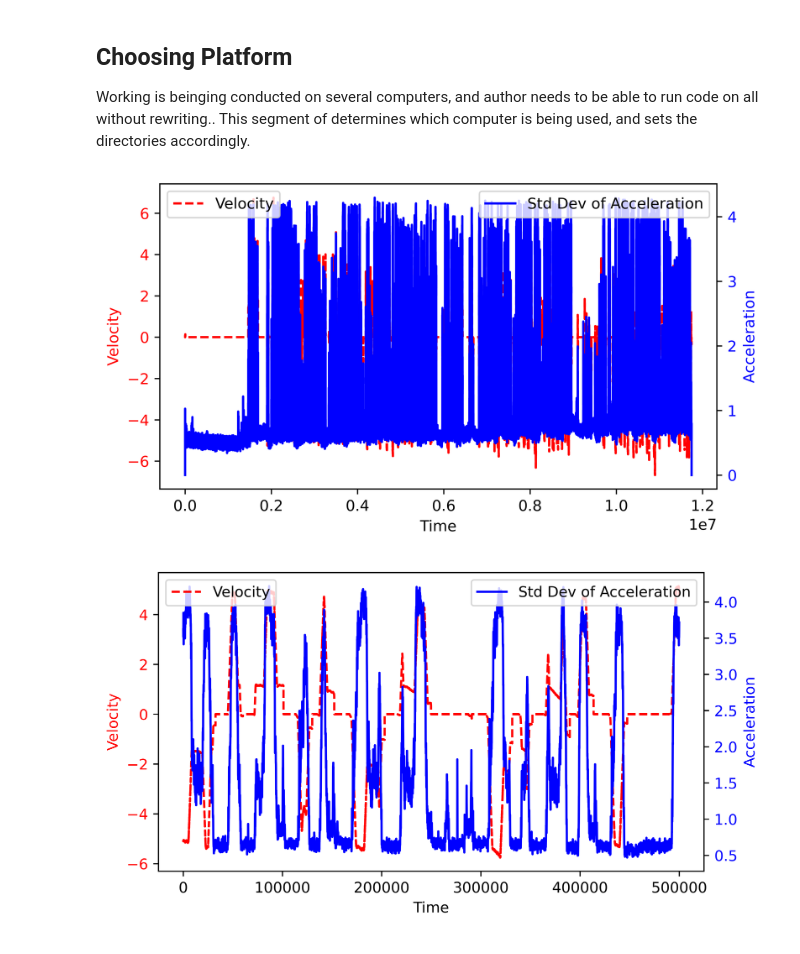
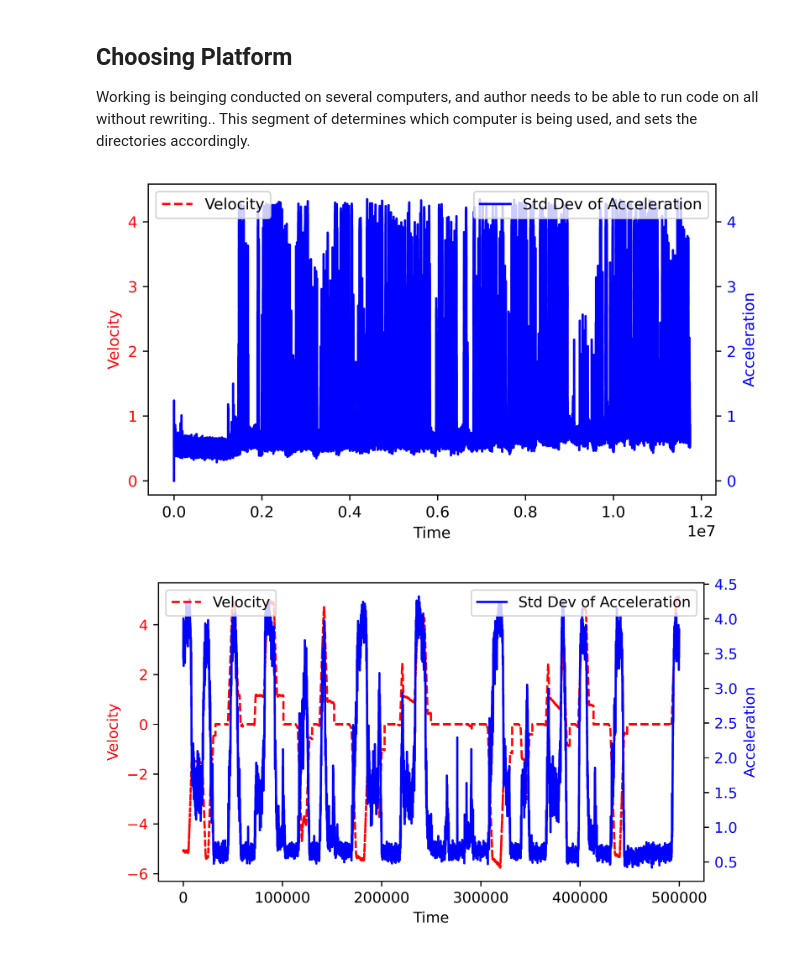
Before and after one commit to danchendrickson/RMG_NDE_Disssertation, a Jupyter notebook: Rail Charicterization Paper/06 Running time statistics.ipynb, the cells around one changed output. Drawn from its saved outputs; the diff is of its cells as text; code cells hidden in the pictures.

```diff
--- a/Rail Charicterization Paper/06 Running time statistics.ipynb
+++ b/Rail Charicterization Paper/06 Running time statistics.ipynb
@@ -118,9 +118,9 @@ def RollingStdDev(RawData, SmoothData, RollSize = 25):
 def RollingSum(Data, Length = 100):
     RollSumStdDev = []
     for i in range(Length):
-        RollSumStdDev.append(sum(SmoothDev[0:i+1]))
-    for i in range(len(SmoothDev) - Length):
-        RollSumStdDev.append(sum(SmoothDev[i:i+Length]))
+        RollSumStdDev.append(sum(Data[0:i+1]))
+    for i in range(len(Data) - Length):
+        RollSumStdDev.append(sum(Data[i:i+Length]))
     return RollSumStdDev
 
 def SquelchPattern(DataSet, StallRange = 5000, SquelchLevel = 0.0086):
@@ -180,12 +180,17 @@ def getVelocity(Acceleration, Timestamps = 0.003, Squelch = [], corrected = 0):
     return velocity
 # %%
 #Smooth = cf.Smoothing(ODataSet[:,3],2) #,50)
+def DeviationVelocity(file):
+    ODataSet = np.genfromtxt(open(folder+file,'r'), delimiter=',',skip_header=0,missing_values=0)
+    Smooth = denoise_wavelet(ODataSet[:,3], method='VisuShrink', mode='soft', wavelet_levels=3, wavelet='sym2', rescale_sigma='True')
+    #Smooth = cf.Smoothing(ODataSet[:,3],3)
+    StdDevs = RollingStdDev(ODataSet[:,3],Smooth)
+    #SmoothDev = cf.Smoothing(StdDevs,3)
+    StdDevs = np.asarray(StdDevs)
+    SmoothDev = denoise_wavelet(StdDevs, method='VisuShrink', mode='soft', wavelet_levels=3, wavelet='sym2', rescale_sigma='True')
+    SquelchSignal = SquelchPattern(SmoothDev)
+    Velocity = getVelocity(ODataSet[:,3], ODataSet[:,2],SquelchSignal, 2)
+    RollSumStdDev = RollingSum(SmoothDev)
+    RollSumStdDev.append(0)
 
-ODataSet = np.genfromtxt(open(folder+files[f],'r'), delimiter=',',skip_header=0,missing_values=0)
-Smooth = denoise_wavelet(ODataSet[:,3], method='VisuShrink', mode='soft', wavelet_levels=3, wavelet='sym2', rescale_sigma='True')
-#Smooth = cf.Smoothing(ODataSet[:,3],3)
-StdDevs = RollingStdDev(ODataSet[:,3],Smooth)
-SmoothDev = cf.Smoothing(StdDevs,3)
-SquelchSignal = SquelchPattern(SmoothDev)
-Velocity = getVelocity(ODataSet[:,3], ODataSet[:,2],SquelchSignal, 2)
-RollSumStdDev = RollingSum(SmoothDev)
+    return Velocity, RollSumStdDev
@@ -194,29 +197,31 @@ RollSumStdDev.append(0)
+# %%
+Velocities, StdDevs = Parallel(n_jobs=8)(delayed(DeviationVelocity)(file) for file in files)
 # %%
 fig, ax1 = plt.subplots(figsize=(6.67,3.75),dpi=800,linewidth=0.5)
 
 ax1.set_xlabel('Time')
 ax1.set_ylabel('Velocity', color = 'red')
-ax1.plot(range(len(Velocity)), Velocity, color = 'red', linestyle = 'dashed', label='Velocity' )
+ax1.plot(range(len(Velocities[1])), Velocities[1], color = 'red', linestyle = 'dashed', label='Velocity' )
 ax1.tick_params(axis ='y', labelcolor = 'red')
 #plt.ylim(-6,6)
 legend_1 = ax1.legend(loc=2)
 legend_1.remove()
 
 # Adding Twin Axes
 
 ax2 = ax1.twinx()
 
 ax2.set_ylabel('Acceleration', color = 'blue')
-ax2.plot(range(len(Velocity)), RollSumStdDev, color = 'blue', label='Std Dev of Acceleration')
+ax2.plot(range(len(Velocities[1])), StdDevs[1], color = 'blue', label='Std Dev of Acceleration')
 ax2.tick_params(axis ='y', labelcolor = 'blue')
 #plt.ylim(0.0,0.6)
 ax2.legend(loc=1)
 ax2.add_artist(legend_1)
 # Show plot
 
 plt.show()
 # %% [output]
-[figure, old version]
+[figure, new version]
 # %%
 start = 4500000
 length = 500000
@@ -227,7 +232,7 @@ fig, ax1 = plt.subplots(figsize=(6.67,3.75),dpi=800,linewidth=0.5)
 ax1.set_xlabel('Time')
 ax1.set_ylabel('Velocity', color = 'red')
 #ax1.plot(range(length), Velocity[start:end], color = 'red', linestyle = 'dashed', label='Velocity' )
-ax1.plot(range(length), Velocity[start:end], color = 'red', linestyle = 'dashed', label='Velocity' )
+ax1.plot(range(length), Velocities[1][start:end], color = 'red', linestyle = 'dashed', label='Velocity' )
 ax1.tick_params(axis ='y', labelcolor = 'red')
 #plt.ylim(-6,6)
 legend_1 = ax1.legend(loc=2)
@@ -247,4 +252,4 @@ ax2.add_artist(legend_1)
 
 plt.show()
 # %% [output]
-[figure, old version]
+[figure, new version]
```
Also changed, not shown: parts of 1 cell of this notebook.
